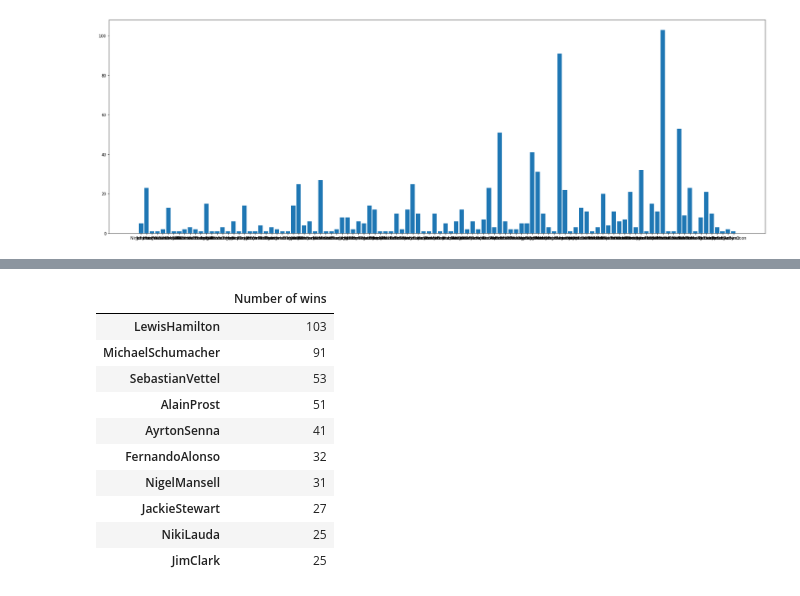
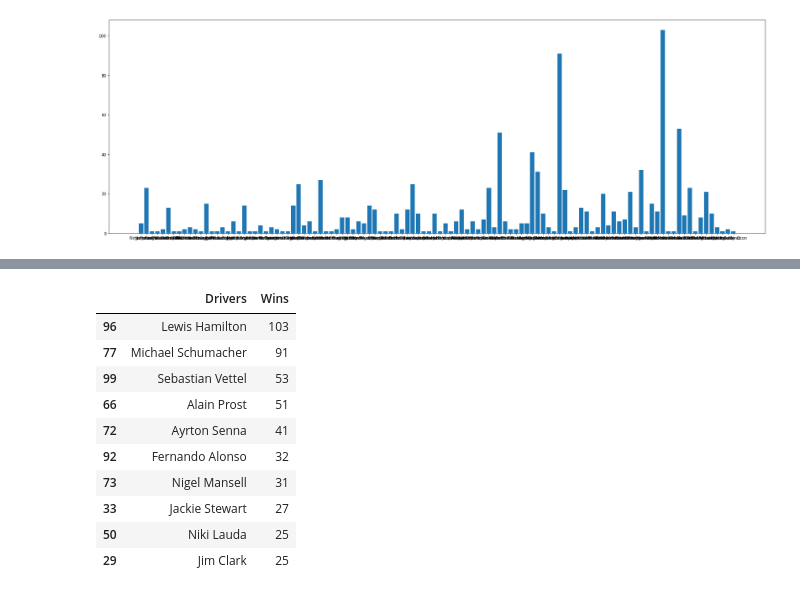
Before and after one commit to leoDomingos/study-on-formula-1-champions, a Jupyter notebook: f1-drivers-study.ipynb, the cells around one changed output, grey strips where cells are left out. Saved outputs shown, nothing was run; the diff lists cells and outputs as text; code cells hidden in the pictures.

```diff
--- a/f1-drivers-study.ipynb
+++ b/f1-drivers-study.ipynb
@@ -56,18 +50,17 @@ So we see that Felipe Massa won one more race than Lewis Hamilton, but still los
 
 Now, let's try to do the same, but for every season in Formula 1.
 # %%
-# First, let's create a dictionary with the drivers' names and their number of wins
 year = 1950
 winners_list = []
 winners_dict = {}
 for i in range(73):
-    # Sorting through all seasons
     response = requests.get(url=f"http://ergast.com/api/f1/{year+i}/results/1.json")
     data = response.json()
     for race in data["MRData"]["RaceTable"]["Races"]:
-        # Every time a driver wins, let's append his/her name to winners_list
-        winners_list.append(race["Results"][0]["Driver"]["givenName"]+race["Results"][0]["Driver"]["familyName"])
+        # Every time a driver wins, let's append his name to winners_list
+        winners_list.append(race["Results"][0]["Driver"]["givenName"]+" "+race["Results"][0]["Driver"]["familyName"])
 for driver in winners_list:
+    # Each key on winners_dict will have a value of how many times that driver appears on winners_list
     winners_dict[driver] = winners_list.count(driver)
 winners_dict
 # %% [output]
@@ -97,6 +90,10 @@ plt.bar(x=winners_dict.keys(), height=winners_dict.values(), align="center");
 # Making a DataFrame to make things clearer
 driver_series = pd.Series(winners_dict.keys())
 wins_series = pd.Series(winners_dict.values())
-wincount_df = pd.DataFrame(winners_dict.values(), index=list(winners_dict.keys()), columns=["Number of wins"])
+test = {
+    "Drivers":driver_series,
+    "Wins":wins_series
+}
+wincount_df = pd.DataFrame(test)
 wincount_df
 # %% [output]
@@ -115,19 +112,20 @@ wincount_df
 110 rows × 2 columns
 # %%
 # Now let's see the top 10 winners.
-top_10 = wincount_df.sort_values("Number of wins", ascending=False)[:10]
-top_10
+sorted_wincount_df = wincount_df.sort_values("Wins", ascending=False, axis=0)
+top_10_df = sorted_wincount_df[:10]
+top_10_df
 # %% [output]
-|  | Number of wins |
-| LewisHamilton | 103 |
-| MichaelSchumacher | 91 |
-| SebastianVettel | 53 |
-| AlainProst | 51 |
-| AyrtonSenna | 41 |
-| FernandoAlonso | 32 |
-| NigelMansell | 31 |
-| JackieStewart | 27 |
-| NikiLauda | 25 |
-| JimClark | 25 |
+|  | Drivers | Wins |
+| 96 | Lewis Hamilton | 103 |
+| 77 | Michael Schumacher | 91 |
+| 99 | Sebastian Vettel | 53 |
+| 66 | Alain Prost | 51 |
+| 72 | Ayrton Senna | 41 |
+| 92 | Fernando Alonso | 32 |
+| 73 | Nigel Mansell | 31 |
+| 33 | Jackie Stewart | 27 |
+| 50 | Niki Lauda | 25 |
+| 29 | Jim Clark | 25 |
 # %%
 # Making a graph of these guys
```
Also changed, not shown: parts of 9 cells of this notebook.
